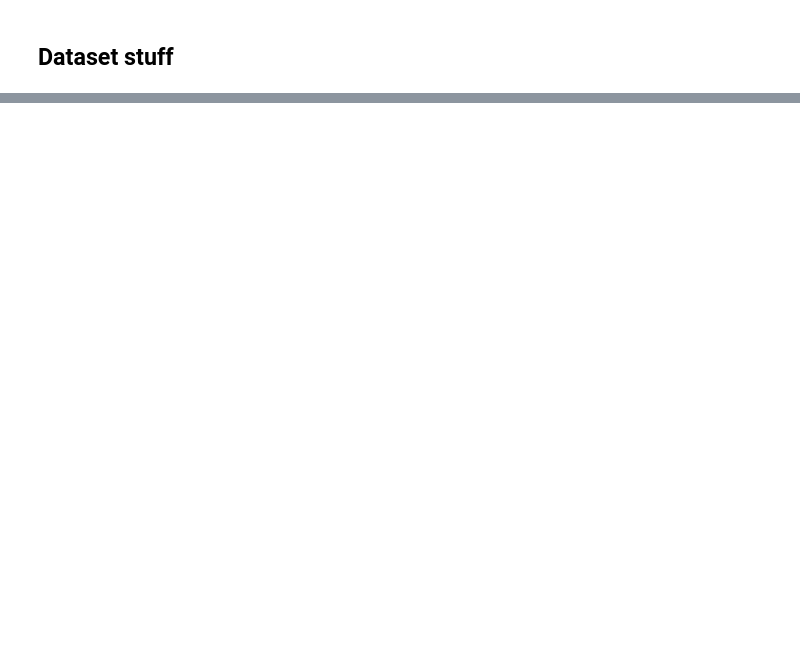
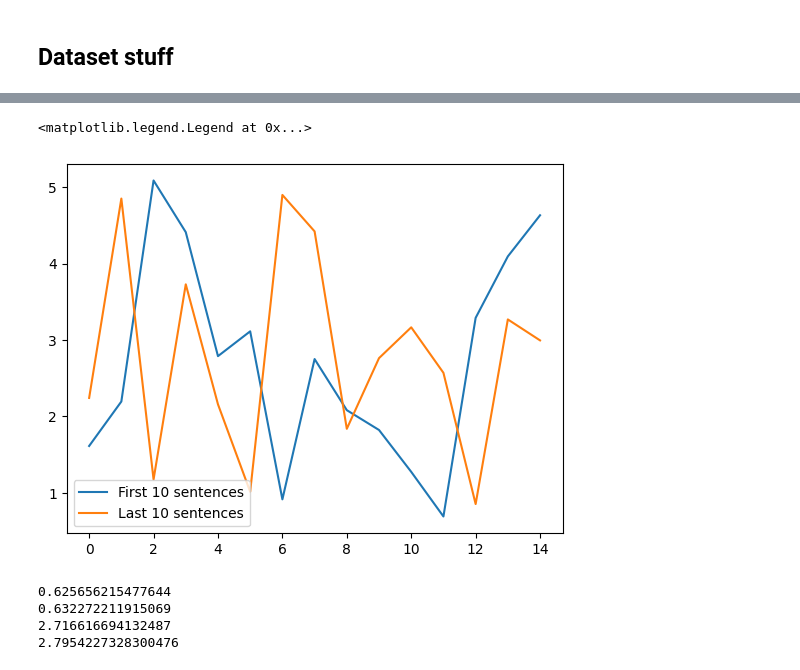
Before and after one commit to sanikadamn/ANLP-Project-Speculative-Decoding, a Jupyter notebook: online_spec_dec.ipynb, the cells around one changed output, grey strips where cells are left out. Drawn from its saved outputs; the diff is of its cells as text; code cells hidden in the pictures; blank space fills up the shorter version.

```diff
--- a/online_spec_dec.ipynb
+++ b/online_spec_dec.ipynb
@@ -417,0 +470,27 @@ plt.legend(["First 10 sentences", "Last 10 sentences"])
+# %%
+first = online_decoder.losses[:15]
+last = online_decoder.losses[-15:]
+
+
+
+import matplotlib.pyplot as plt
+
+plt.plot(first)
+plt.plot(last)
+plt.legend(["First 10 sentences", "Last 10 sentences"])
+# %% [output]
+<matplotlib.legend.Legend at 0x...>
+[figure, added]
+# %%
+import statistics
+
+print(statistics.mean(online_decoder.acceptance_rate[:60]))
+print(statistics.mean(online_decoder.acceptance_rate[-60:]))
+
+print(statistics.mean(online_decoder.losses[:15]))
+print(statistics.mean(online_decoder.losses[-15:]))
+# %% [output]
+0.625656215477644
+0.632272211915069
+2.716616694132487
+2.7954227328300476
```
Also changed, not shown: parts of 7 cells of this notebook, 1 other file.
